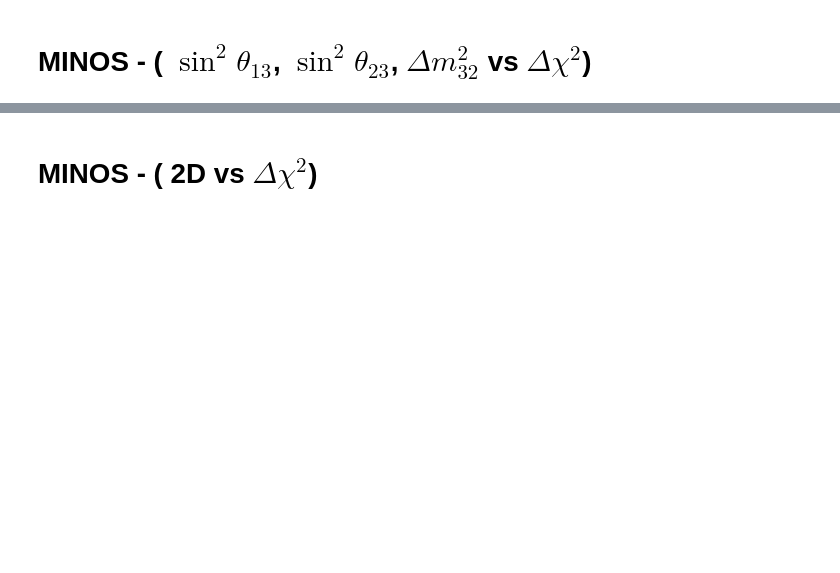
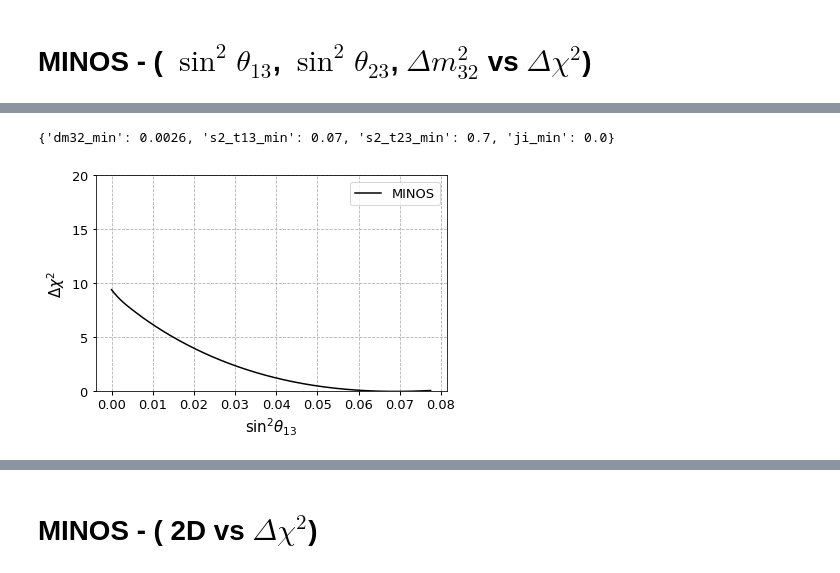
Before and after one commit to JorgeGarciaBello/daya_day_parallel_git, a Jupyter notebook: plotter/MINOS_profiles_from_grid_3D.ipynb, the cells around one changed output, grey strips where cells are left out. Drawn from its saved outputs; the diff is of its cells as text; code cells hidden in the pictures; blank space fills up the shorter version.

```diff
--- a/plotter/MINOS_profiles_from_grid_3D.ipynb
+++ b/plotter/MINOS_profiles_from_grid_3D.ipynb
@@ -172,0 +188,5 @@ def ploter_MINOS_profile(df,param,size):
+# %%
+ploter_MINOS_profile(minos_data,'s2_t13',1000)
+# %% [output]
+{'dm32_min': 0.0026, 's2_t13_min': 0.07, 's2_t23_min': 0.7, 'ji_min': 0.0}
+[figure, added]
```
Also changed, not shown: parts of 56 cells of this notebook, 38 other files.
